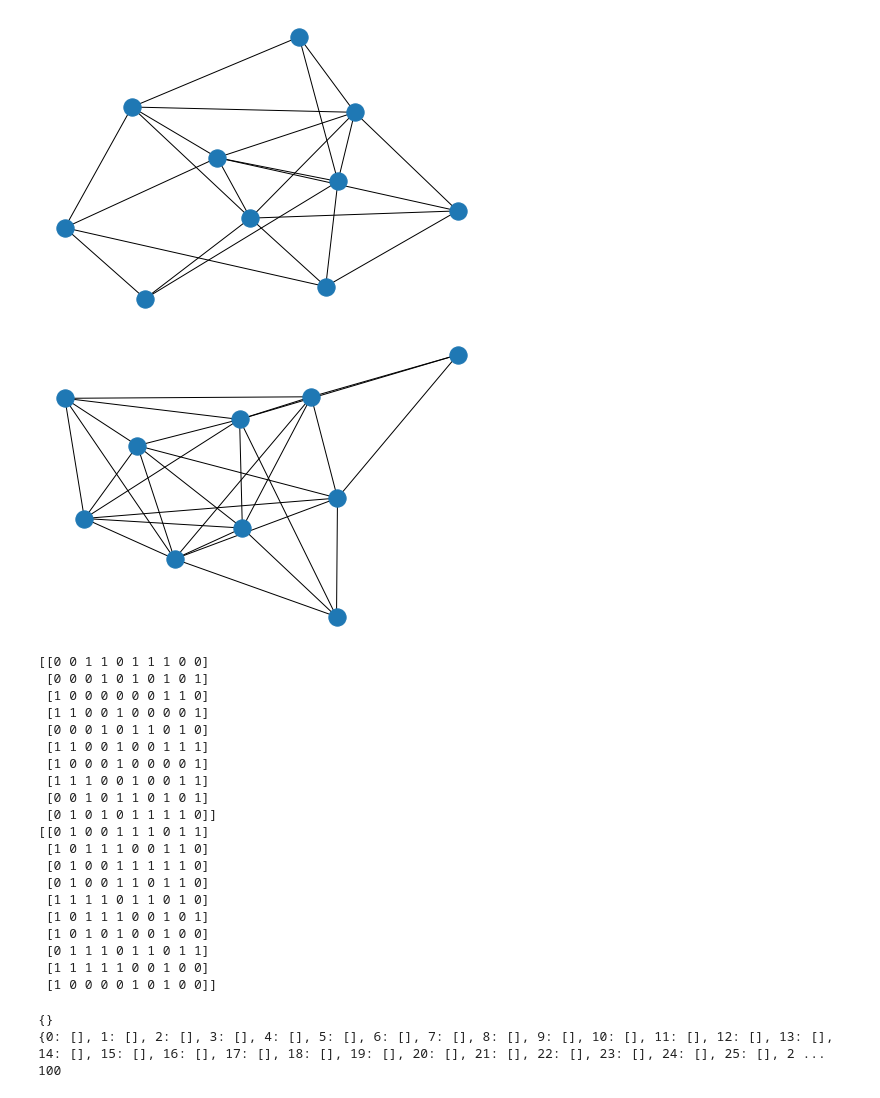
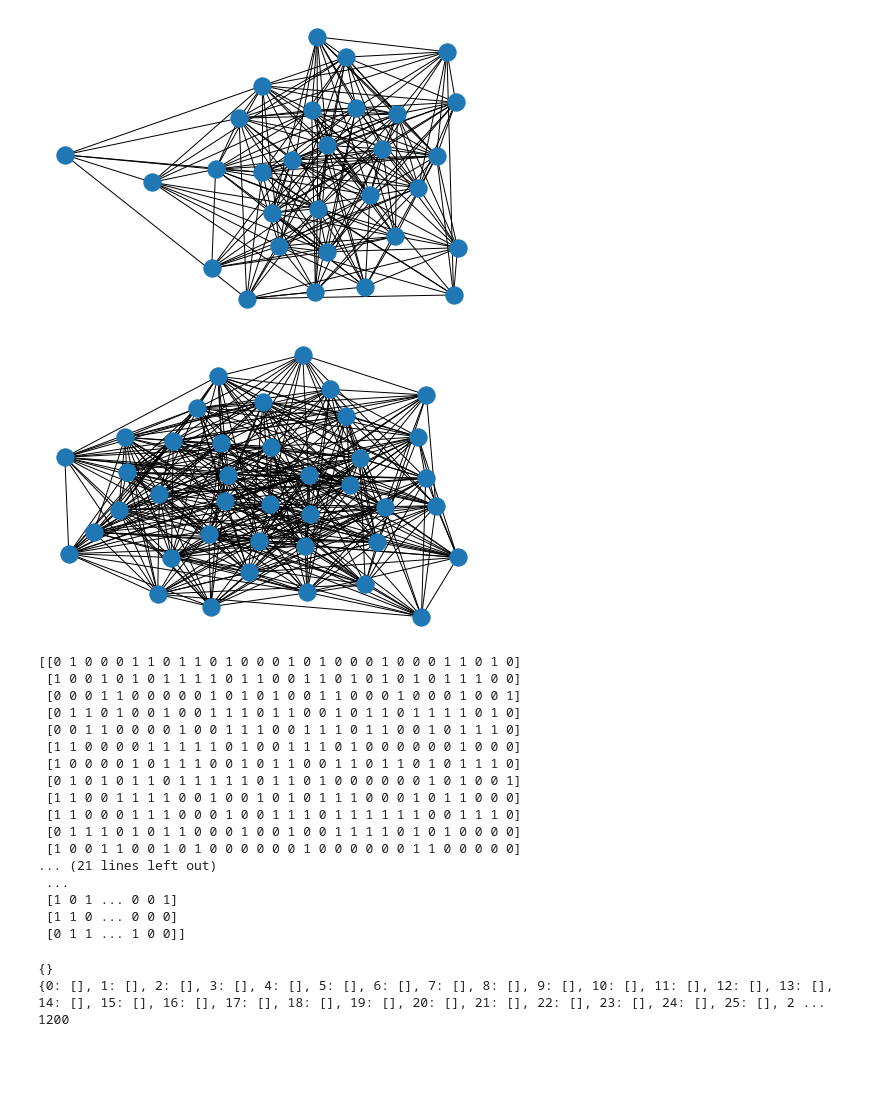
Before and after one commit to rajeshkpandey/AWESOME-FER, a Jupyter notebook: Epidemics_ABM.ipynb, the cells around one changed output. Saved outputs shown, nothing was run; the diff lists cells and outputs as text; code cells hidden in the pictures; blank space fills up the shorter version.

```diff
--- a/Epidemics_ABM.ipynb
+++ b/Epidemics_ABM.ipynb
@@ -3,36 +3,36 @@
 # %%
 #Erdos-Renyi Graph in Networkx
 import random
 import copy
 from networkx import nx
 import matplotlib.pyplot as plt
 
-N = 10  # 400 Indian Cities
-K = 200  # 400000 Agents(people under influence)
+N = 30  # 400 Indian Cities
+K = 6000  # 400000 Agents(people under influence)
 #M = 30  # 30 Edges
-NN = 10 # 40 nodes contact network of Cities
+NN = 40 # 40 nodes contact network of Cities
 
 
 #Graph = nx.gnm_random_graph(N, M)
 
 P = .5 #Probabibilty for Node Connection in random graph
 PP = .5
 Graph = nx.erdos_renyi_graph(N,P) # Use Networkx to generate a random graph of N nodes being connected with probability P.
 GraphN = nx.erdos_renyi_graph(NN,PP)
 
 
 # some network properties
 #print("the adjacency list")
 #for line in nx.generate_adjlist(Graph):
 #    print(line)
 
 nx.draw(Graph)
 plt.show()
 nx.draw(GraphN)
 plt.show()
 # %% [output]
-[figure, old version]
+[figure, new version]
-[figure, old version]
+[figure, new version]
 # %%
 #!jupyter notebook --generate-config
 # %%
@@ -49,26 +49,23 @@ Adjacency_matrixN = AN.todense()
 print(Adjacency_matrix)
 print(Adjacency_matrixN)
 # %% [output]
-[[0 0 1 1 0 1 1 1 0 0]
- [0 0 0 1 0 1 0 1 0 1]
- [1 0 0 0 0 0 0 1 1 0]
- [1 1 0 0 1 0 0 0 0 1]
- [0 0 0 1 0 1 1 0 1 0]
- [1 1 0 0 1 0 0 1 1 1]
- [1 0 0 0 1 0 0 0 0 1]
- [1 1 1 0 0 1 0 0 1 1]
- [0 0 1 0 1 1 0 1 0 1]
- [0 1 0 1 0 1 1 1 1 0]]
-[[0 1 0 0 1 1 1 0 1 1]
- [1 0 1 1 1 0 0 1 1 0]
- [0 1 0 0 1 1 1 1 1 0]
- [0 1 0 0 1 1 0 1 1 0]
- [1 1 1 1 0 1 1 0 1 0]
- [1 0 1 1 1 0 0 1 0 1]
- [1 0 1 0 1 0 0 1 0 0]
- [0 1 1 1 0 1 1 0 1 1]
- [1 1 1 1 1 0 0 1 0 0]
- [1 0 0 0 0 1 0 1 0 0]]
+[[0 1 0 0 0 1 1 0 1 1 0 1 0 0 0 1 0 1 0 0 0 1 0 0 0 1 1 0 1 0]
+ [1 0 0 1 0 1 0 1 1 1 1 0 1 1 0 0 1 1 0 1 0 1 0 1 0 1 1 1 0 0]
+ [0 0 0 1 1 0 0 0 0 0 1 0 1 0 1 0 0 1 1 0 0 0 1 0 0 0 1 0 0 1]
+ [0 1 1 0 1 0 0 1 0 0 1 1 1 0 1 1 0 0 1 0 1 1 0 1 1 1 1 0 1 0]
+ [0 0 1 1 0 0 0 0 1 0 0 1 1 1 0 0 1 1 1 0 1 1 0 0 1 0 1 1 1 0]
+ [1 1 0 0 0 0 1 1 1 1 1 0 1 0 0 1 1 1 0 1 0 0 0 0 0 0 1 0 0 0]
+ [1 0 0 0 0 1 0 1 1 1 0 0 1 0 1 1 0 0 1 1 0 1 1 0 1 0 1 1 1 0]
+ [0 1 0 1 0 1 1 0 1 1 1 1 1 0 1 1 0 1 0 0 0 0 0 0 1 0 1 0 0 1]
+ [1 1 0 0 1 1 1 1 0 0 1 0 0 1 0 1 0 1 1 1 0 0 0 1 0 1 1 0 0 0]
+ [1 1 0 0 0 1 1 1 0 0 0 1 0 0 1 1 1 0 1 1 1 1 1 1 0 0 1 1 1 0]
+ [0 1 1 1 0 1 0 1 1 0 0 0 1 0 0 1 0 0 1 1 1 1 0 1 0 1 0 0 0 0]
+ [1 0 0 1 1 0 0 1 0 1 0 0 0 0 0 0 1 0 0 0 0 0 0 1 1 0 0 0 0 0]
+... (21 lines left out)
+ ...
+ [1 0 1 ... 0 0 1]
+ [1 1 0 ... 0 0 0]
+ [0 1 1 ... 1 0 0]]
 # %%
 #Empty Node Dictionary [ A Dictionary consisting list of agent states on Graph Nodes]
 Node = {}
@@ -81,7 +78,7 @@ print(len(Node))
 # %% [output]
 {}
 {0: [], 1: [], 2: [], 3: [], 4: [], 5: [], 6: [], 7: [], 8: [], 9: [], 10: [], 11: [], 12: [], 13: [], 14: [], 15: [], 16: [], 17: [], 18: [], 19: [], 20: [], 21: [], 22: [], 23: [], 24: [], 25: [], 2 ...
-100
+1200
 # %%
 #Adding Viral_Index Randomly
 for i in range(N):
```
Also changed, not shown: parts of 7 cells of this notebook.
